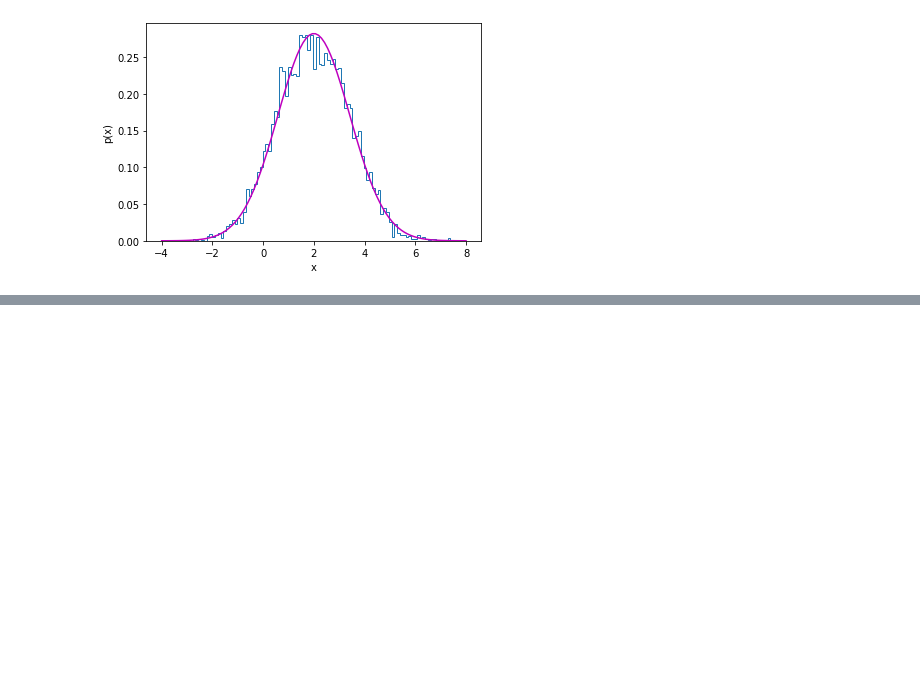
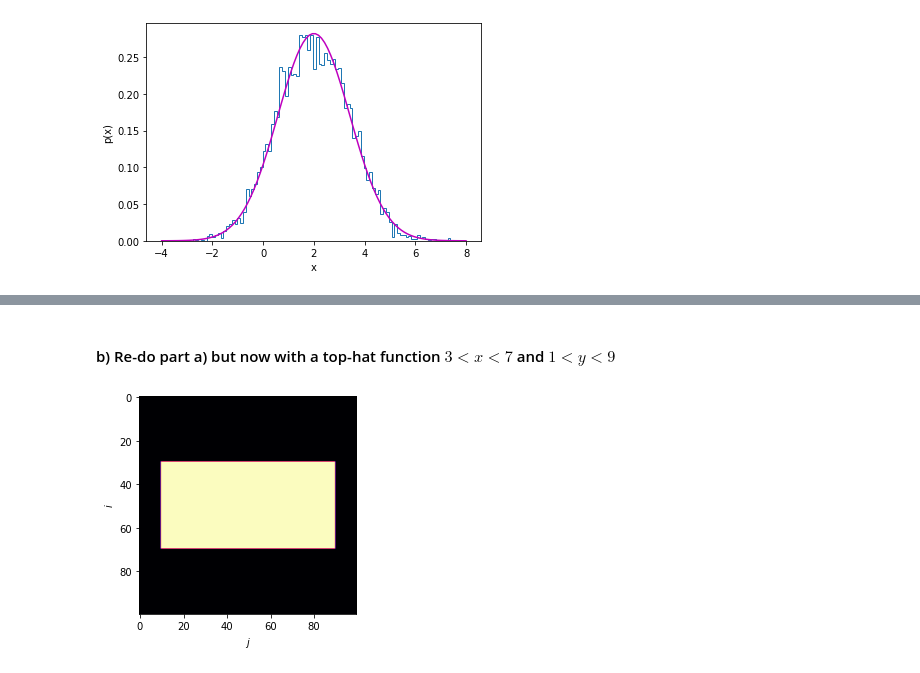
Before and after one commit to jabacousnac/Data-Science-for-Physics-Homework, a Jupyter notebook: pset03_MCMC_and_Uncertainty_Estimation.ipynb, the cells around one changed output, grey strips where cells are left out. Drawn from its saved outputs; the diff is of its cells as text; code cells hidden in the pictures; blank space fills up the shorter version.

```diff
--- a/pset03_MCMC_and_Uncertainty_Estimation.ipynb
+++ b/pset03_MCMC_and_Uncertainty_Estimation.ipynb
@@ -268,0 +269,20 @@ _=ax.set_ylabel(r'$y$')
+# %% [markdown]
+#### b) Re-do part a) but now with a top-hat function $3<x<7$ and $1<y<9$
+# %%
+def tophat_2D(x, y):
+    if ((x<7) & (x>3) & (y>1) & (y<9)):
+        return 1
+    else:
+        return 0
+
+fig, ax = plt.subplots()
+x1 = np.linspace(0,10,100)
+x2 = np.linspace(0,10,100)
+Y = [tophat_2D(i,j) for i in x1 for j in x2]
+Y = np.array(Y)
+Y = Y.reshape(100,100)
+ax.imshow(Y, cmap = 'magma')
+ax.set_xlabel(r'$j$')
+_=ax.set_ylabel(r'$i$')
+# %% [output]
+[figure, added]
```
Also changed, not shown: parts of 5 cells of this notebook.
